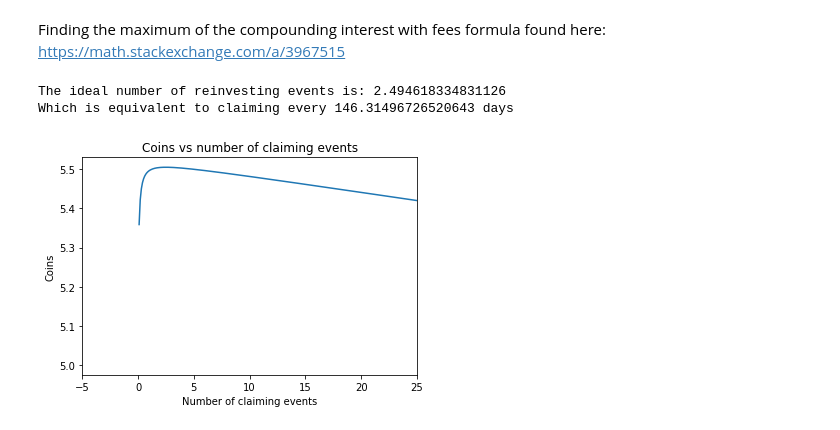
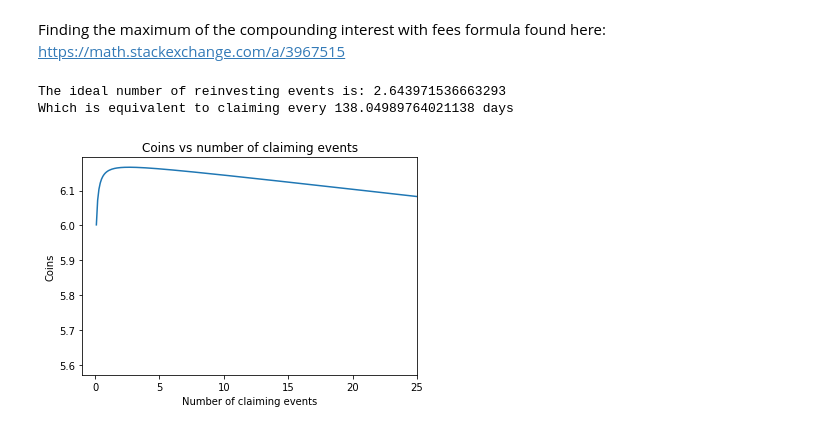
Before and after one commit to jmahlers/StakingFrequency, a Jupyter notebook: analytic_staking_frequency.ipynb, the cells around one changed output. Drawn from its saved outputs; the diff is of its cells as text; code cells hidden in the pictures.

```diff
--- a/analytic_staking_frequency.ipynb
+++ b/analytic_staking_frequency.ipynb
@@ -15,7 +15,7 @@ def simulateYear(principal,claimingEvents,apy,fee):
 # %%
 vectorizedSimulateYear = np.vectorize(simulateYear)
 # %%
-principal = 5
+principal = 5.6
 apy = 0.1
 fee = 0.004
 minimumDeltaT=fee/(principal*apy/365)
@@ -25,18 +25,18 @@ bounded_o = opt.minimize_scalar(neg_simulateYear,bounds=[0.1,maximumClaimingEven
 print("The ideal number of reinvesting events is:", bounded_o.x)
 print("Which is equivalent to claiming every", 365/bounded_o.x,"days")
 # %% [output]
-The ideal number of reinvesting events is: 2.494618334831126
-Which is equivalent to claiming every 146.31496726520643 days
+The ideal number of reinvesting events is: 2.643971536663293
+Which is equivalent to claiming every 138.04989764021138 days
 # %%
 endpoint = maximumClaimingEvents
 stepSize = 0.1
 x = np.arange(stepSize,endpoint,step=stepSize)
 y = vectorizedSimulateYear(principal,x,apy,fee)
 plt.plot(x,y)
 plt.title("Coins vs number of claiming events")
-plt.xlim((-5,25))
+plt.xlim((-1,25))
 plt.xlabel("Number of claiming events")
 plt.ylabel("Coins")
 plt.show()
 # %% [output]
-[figure, old version]
+[figure, new version]
```
